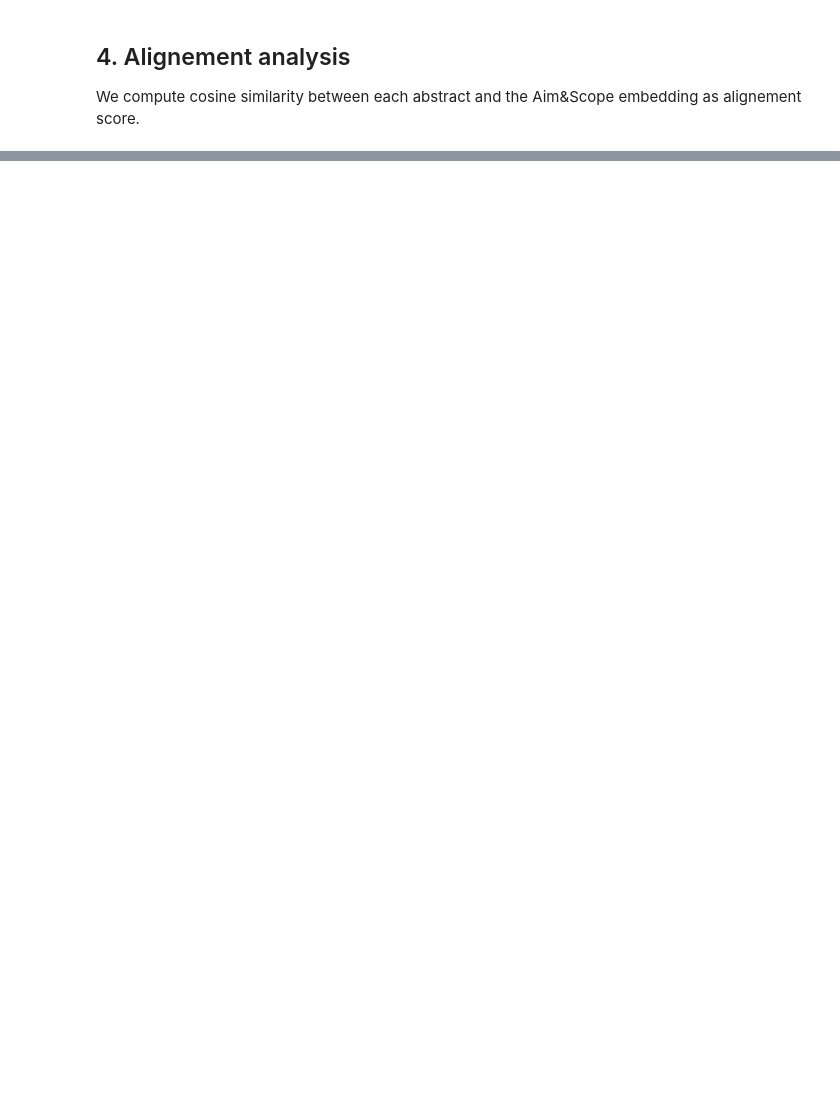
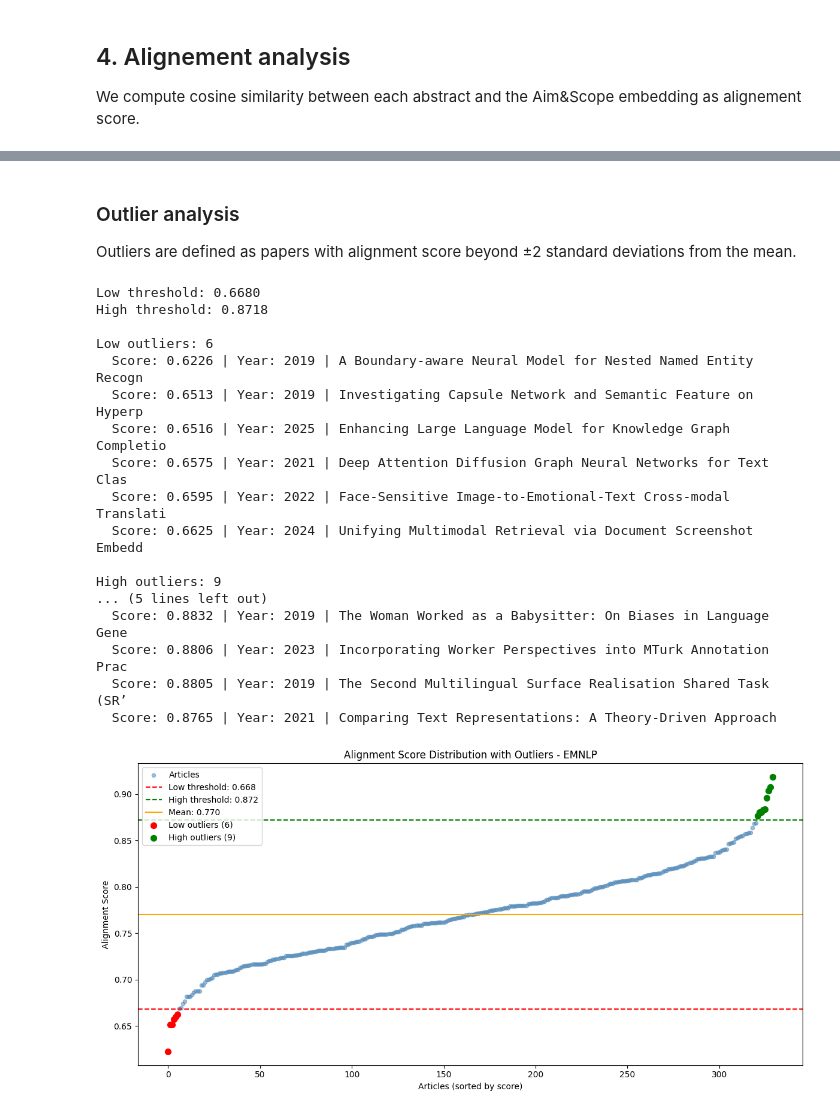
Before and after one commit to ludovicopassoni/NLP_project, a Jupyter notebook: notebooks/analysis.ipynb, the cells around one changed output, grey strips where cells are left out. Cells and saved outputs as stored; diff of their text form; code cells hidden in the pictures; blank space fills up the shorter version.

```diff
--- a/notebooks/analysis.ipynb
+++ b/notebooks/analysis.ipynb
@@ -235,0 +225,59 @@ for a in outlier_alti:
+# %% [markdown]
+### Outlier analysis
+
+Outliers are defined as papers with alignment score beyond ±2 standard deviations from the mean.
+# %%
+soglia_bassa = scores.mean() - 2*scores.std()
+soglia_alta = scores.mean() + 2*scores.std()
+
+outlier_bassi_list = [a for a in articoli if a["alignment_score"] < soglia_bassa]
+outlier_alti_list = [a for a in articoli if a["alignment_score"] > soglia_alta]
+
+print(f"Low threshold: {soglia_bassa:.4f}")
+print(f"High threshold: {soglia_alta:.4f}")
+print(f"\nLow outliers: {len(outlier_bassi_list)}")
+for a in sorted(outlier_bassi_list, key=lambda x: x["alignment_score"]):
+    print(f"  Score: {a['alignment_score']:.4f} | Year: {a['year']} | {a['title'][:60]}")
+
+print(f"\nHigh outliers: {len(outlier_alti_list)}")
+for a in sorted(outlier_alti_list, key=lambda x: x["alignment_score"], reverse=True):
+    print(f"  Score: {a['alignment_score']:.4f} | Year: {a['year']} | {a['title'][:60]}")
+
+plt.figure(figsize=(12, 6))
+scores_ordinati = sorted(scores)
+plt.scatter(range(len(scores_ordinati)), scores_ordinati, color='steelblue', alpha=0.5, s=20, label='Articles')
+plt.axhline(soglia_bassa, color='red', linestyle='--', label=f'Low threshold: {soglia_bassa:.3f}')
+plt.axhline(soglia_alta, color='green', linestyle='--', label=f'High threshold: {soglia_alta:.3f}')
+plt.axhline(scores.mean(), color='orange', linestyle='-', label=f'Mean: {scores.mean():.3f}')
+
+outlier_bassi_idx = [i for i, s in enumerate(scores_ordinati) if s < soglia_bassa]
+outlier_alti_idx = [i for i, s in enumerate(scores_ordinati) if s > soglia_alta]
+plt.scatter(outlier_bassi_idx, [scores_ordinati[i] for i in outlier_bassi_idx], color='red', s=50, zorder=5, label=f'Low outliers ({len(outlier_bassi_idx)})')
+plt.scatter(outlier_alti_idx, [scores_ordinati[i] for i in outlier_alti_idx], color='green', s=50, zorder=5, label=f'High outliers ({len(outlier_alti_idx)})')
+
+plt.xlabel('Articles (sorted by score)')
+plt.ylabel('Alignment Score')
+plt.title('Alignment Score Distribution with Outliers - EMNLP')
+plt.legend()
+plt.tight_layout()
+plt.savefig("../results/outlier_plot.png")
+plt.show()
+# %% [output]
+Low threshold: 0.6680
+High threshold: 0.8718
+
+Low outliers: 6
+  Score: 0.6226 | Year: 2019 | A Boundary-aware Neural Model for Nested Named Entity Recogn
+  Score: 0.6513 | Year: 2019 | Investigating Capsule Network and Semantic Feature on Hyperp
+  Score: 0.6516 | Year: 2025 | Enhancing Large Language Model for Knowledge Graph Completio
+  Score: 0.6575 | Year: 2021 | Deep Attention Diffusion Graph Neural Networks for Text Clas
+  Score: 0.6595 | Year: 2022 | Face-Sensitive Image-to-Emotional-Text Cross-modal Translati
+  Score: 0.6625 | Year: 2024 | Unifying Multimodal Retrieval via Document Screenshot Embedd
+
+High outliers: 9
+... (5 lines left out)
+  Score: 0.8832 | Year: 2019 | The Woman Worked as a Babysitter: On Biases in Language Gene
+  Score: 0.8806 | Year: 2023 | Incorporating Worker Perspectives into MTurk Annotation Prac
+  Score: 0.8805 | Year: 2019 | The Second Multilingual Surface Realisation Shared Task (SR’
+  Score: 0.8765 | Year: 2021 | Comparing Text Representations: A Theory-Driven Approach
+[figure, added]
```
Also changed, not shown: parts of 9 cells of this notebook, 5 other files.
